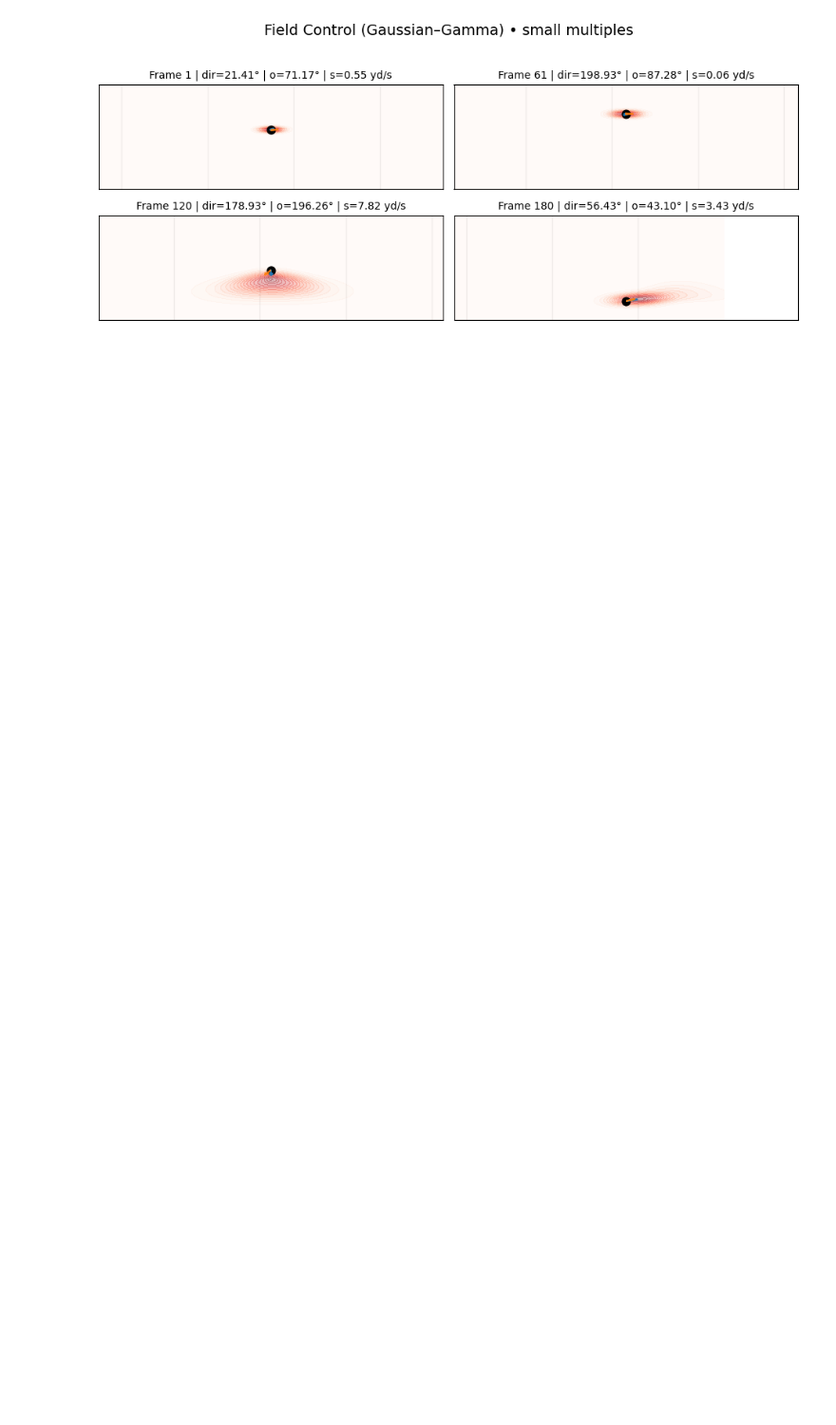
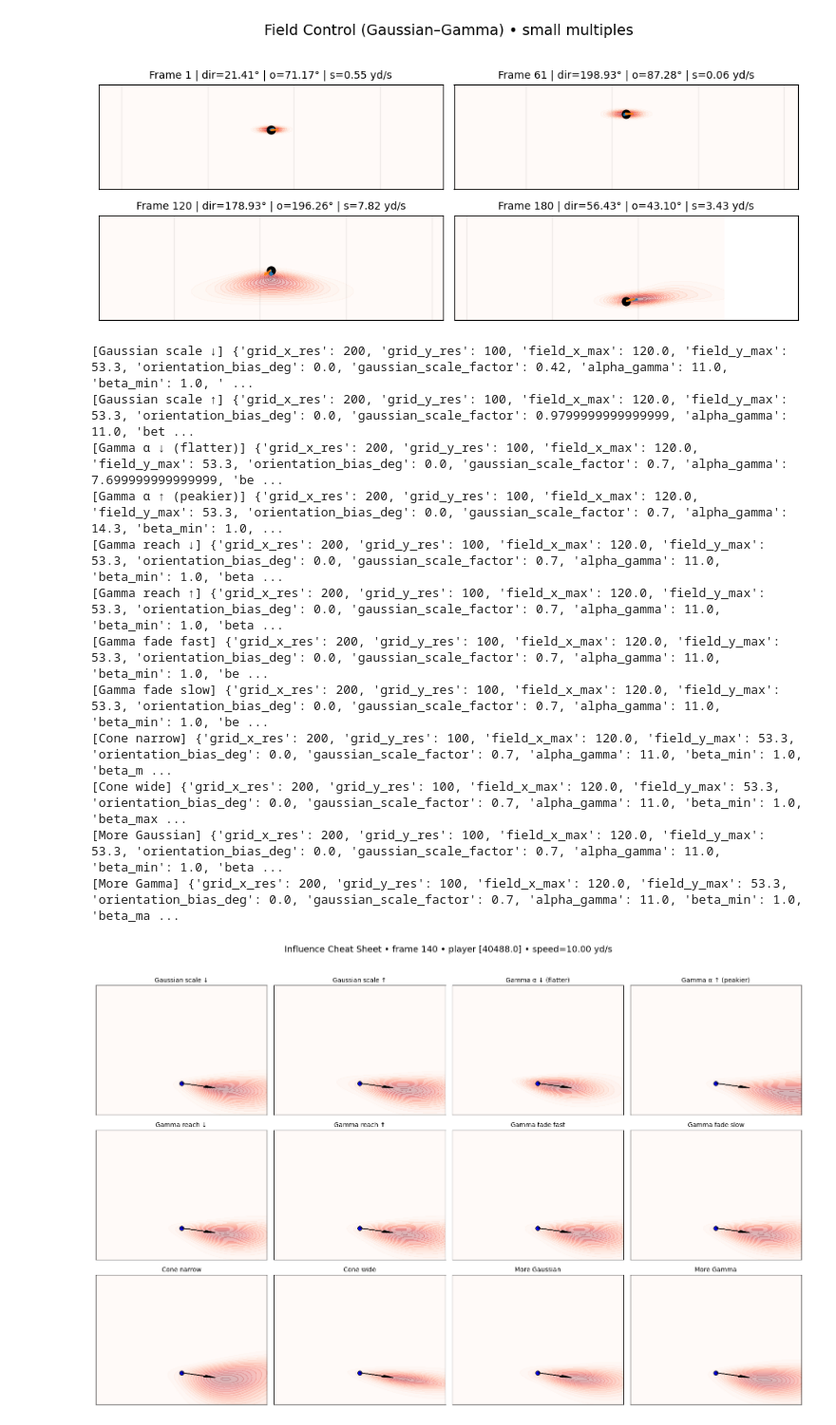
Before and after one commit to cincysam6/Field_Control_Model, a Jupyter notebook: example_usage.ipynb, the cells around one changed output. Shown: that part at 95% size. Saved outputs shown, nothing was run; the diff lists cells and outputs as text; code cells hidden in the pictures; blank space fills up the shorter version.

```diff
--- a/example_usage.ipynb
+++ b/example_usage.ipynb
@@ -290,3 +282,29 @@ fig, axes, frames = plot_field_control_small_multiples(
 )
 # %% [output]
 [figure]
+# %%
+
+
+# 1) Run the cheat sheet — returns every panel’s params
+fig, panels, params_df = diagnostic_multiples(
+    df=df,
+    frame_id=140,
+    player_id=one_player,
+    speed=10.0,
+    model_kwargs=model_kwargs,
+    verbose=True,   # prints the full dict for each panel
+)
+# %% [output]
+[Gaussian scale ↓] {'grid_x_res': 200, 'grid_y_res': 100, 'field_x_max': 120.0, 'field_y_max': 53.3, 'orientation_bias_deg': 0.0, 'gaussian_scale_factor': 0.42, 'alpha_gamma': 11.0, 'beta_min': 1.0, ' ...
+[Gaussian scale ↑] {'grid_x_res': 200, 'grid_y_res': 100, 'field_x_max': 120.0, 'field_y_max': 53.3, 'orientation_bias_deg': 0.0, 'gaussian_scale_factor': 0.9799999999999999, 'alpha_gamma': 11.0, 'bet ...
+[Gamma α ↓ (flatter)] {'grid_x_res': 200, 'grid_y_res': 100, 'field_x_max': 120.0, 'field_y_max': 53.3, 'orientation_bias_deg': 0.0, 'gaussian_scale_factor': 0.7, 'alpha_gamma': 7.699999999999999, 'be ...
+[Gamma α ↑ (peakier)] {'grid_x_res': 200, 'grid_y_res': 100, 'field_x_max': 120.0, 'field_y_max': 53.3, 'orientation_bias_deg': 0.0, 'gaussian_scale_factor': 0.7, 'alpha_gamma': 14.3, 'beta_min': 1.0, ...
+[Gamma reach ↓] {'grid_x_res': 200, 'grid_y_res': 100, 'field_x_max': 120.0, 'field_y_max': 53.3, 'orientation_bias_deg': 0.0, 'gaussian_scale_factor': 0.7, 'alpha_gamma': 11.0, 'beta_min': 1.0, 'beta ...
+[Gamma reach ↑] {'grid_x_res': 200, 'grid_y_res': 100, 'field_x_max': 120.0, 'field_y_max': 53.3, 'orientation_bias_deg': 0.0, 'gaussian_scale_factor': 0.7, 'alpha_gamma': 11.0, 'beta_min': 1.0, 'beta ...
+[Gamma fade fast] {'grid_x_res': 200, 'grid_y_res': 100, 'field_x_max': 120.0, 'field_y_max': 53.3, 'orientation_bias_deg': 0.0, 'gaussian_scale_factor': 0.7, 'alpha_gamma': 11.0, 'beta_min': 1.0, 'be ...
+[Gamma fade slow] {'grid_x_res': 200, 'grid_y_res': 100, 'field_x_max': 120.0, 'field_y_max': 53.3, 'orientation_bias_deg': 0.0, 'gaussian_scale_factor': 0.7, 'alpha_gamma': 11.0, 'beta_min': 1.0, 'be ...
+[Cone narrow] {'grid_x_res': 200, 'grid_y_res': 100, 'field_x_max': 120.0, 'field_y_max': 53.3, 'orientation_bias_deg': 0.0, 'gaussian_scale_factor': 0.7, 'alpha_gamma': 11.0, 'beta_min': 1.0, 'beta_m ...
+[Cone wide] {'grid_x_res': 200, 'grid_y_res': 100, 'field_x_max': 120.0, 'field_y_max': 53.3, 'orientation_bias_deg': 0.0, 'gaussian_scale_factor': 0.7, 'alpha_gamma': 11.0, 'beta_min': 1.0, 'beta_max ...
+[More Gaussian] {'grid_x_res': 200, 'grid_y_res': 100, 'field_x_max': 120.0, 'field_y_max': 53.3, 'orientation_bias_deg': 0.0, 'gaussian_scale_factor': 0.7, 'alpha_gamma': 11.0, 'beta_min': 1.0, 'beta ...
+[More Gamma] {'grid_x_res': 200, 'grid_y_res': 100, 'field_x_max': 120.0, 'field_y_max': 53.3, 'orientation_bias_deg': 0.0, 'gaussian_scale_factor': 0.7, 'alpha_gamma': 11.0, 'beta_min': 1.0, 'beta_ma ...
+[figure, added]
```
Also changed, not shown: parts of 9 cells of this notebook.
